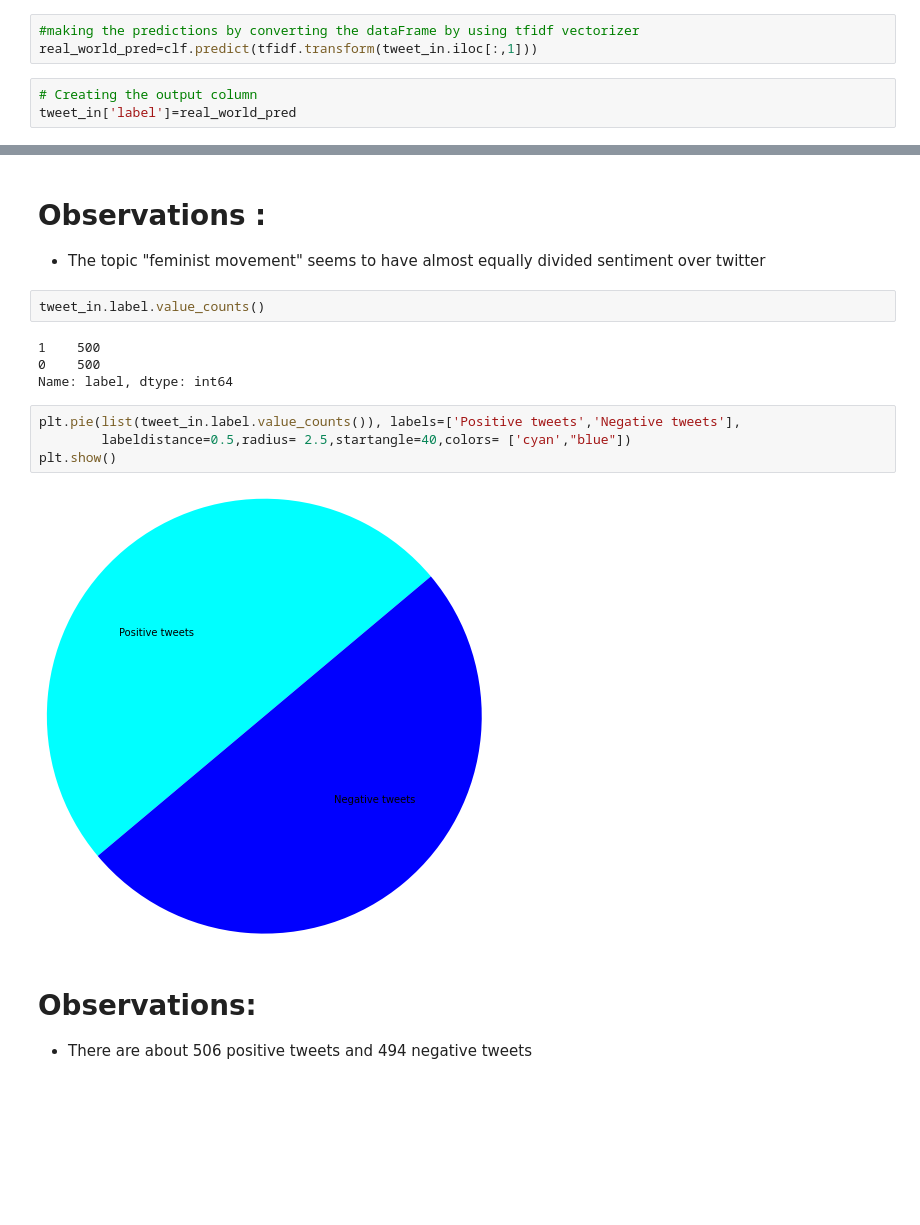
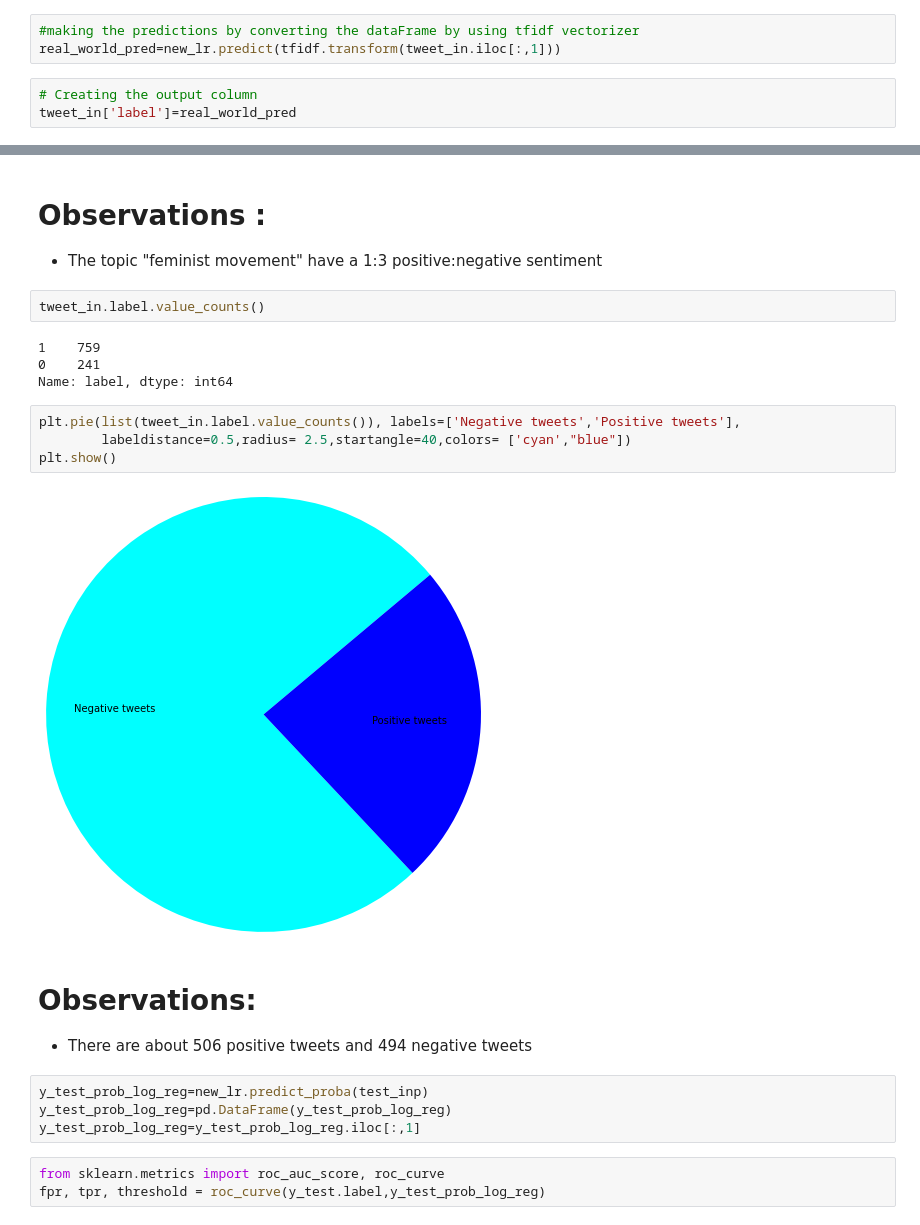
Before and after one commit to VishnuPulipaka/TwitterSentimentAnalysis, a Jupyter notebook: sourceCode/SentimentAnalysis.ipynb, the cells around one changed output, grey strips where cells are left out. Saved outputs shown, nothing was run; the diff lists cells and outputs as text; blank space fills up the shorter version.

```diff
--- a/sourceCode/SentimentAnalysis.ipynb
+++ b/sourceCode/SentimentAnalysis.ipynb
@@ -572,6 +626,6 @@ tweet_in.head()
 # %%
 #making the predictions by converting the dataFrame by using tfidf vectorizer
-real_world_pred=clf.predict(tfidf.transform(tweet_in.iloc[:,1]))
+real_world_pred=new_lr.predict(tfidf.transform(tweet_in.iloc[:,1]))
 # %%
 # Creating the output column
 tweet_in['label']=real_world_pred
@@ -597,19 +651,26 @@ plt.show()
 # %% [markdown]
 # Observations :
-  - The topic "feminist movement" seems to have almost equally divided sentiment over twitter
+  - The topic "feminist movement" have a 1:3 positive:negative sentiment
 # %%
 tweet_in.label.value_counts()
 # %% [output]
-1    500
-0    500
+1    759
+0    241
 Name: label, dtype: int64
 # %%
-plt.pie(list(tweet_in.label.value_counts()), labels=['Positive tweets','Negative tweets'],
+plt.pie(list(tweet_in.label.value_counts()), labels=['Negative tweets','Positive tweets'],
         labeldistance=0.5,radius= 2.5,startangle=40,colors= ['cyan',"blue"])
 plt.show()
 # %% [output]
-[figure, old version]
+[figure, new version]
 # %% [markdown]
 # Observations:
 - There are about 506 positive tweets
 and 494 negative tweets
+# %%
+y_test_prob_log_reg=new_lr.predict_proba(test_inp)
+y_test_prob_log_reg=pd.DataFrame(y_test_prob_log_reg)
+y_test_prob_log_reg=y_test_prob_log_reg.iloc[:,1]
+# %%
+from sklearn.metrics import roc_auc_score, roc_curve
+fpr, tpr, threshold = roc_curve(y_test.label,y_test_prob_log_reg)
```
Also changed, not shown: parts of 33 cells of this notebook, 3 other files.
